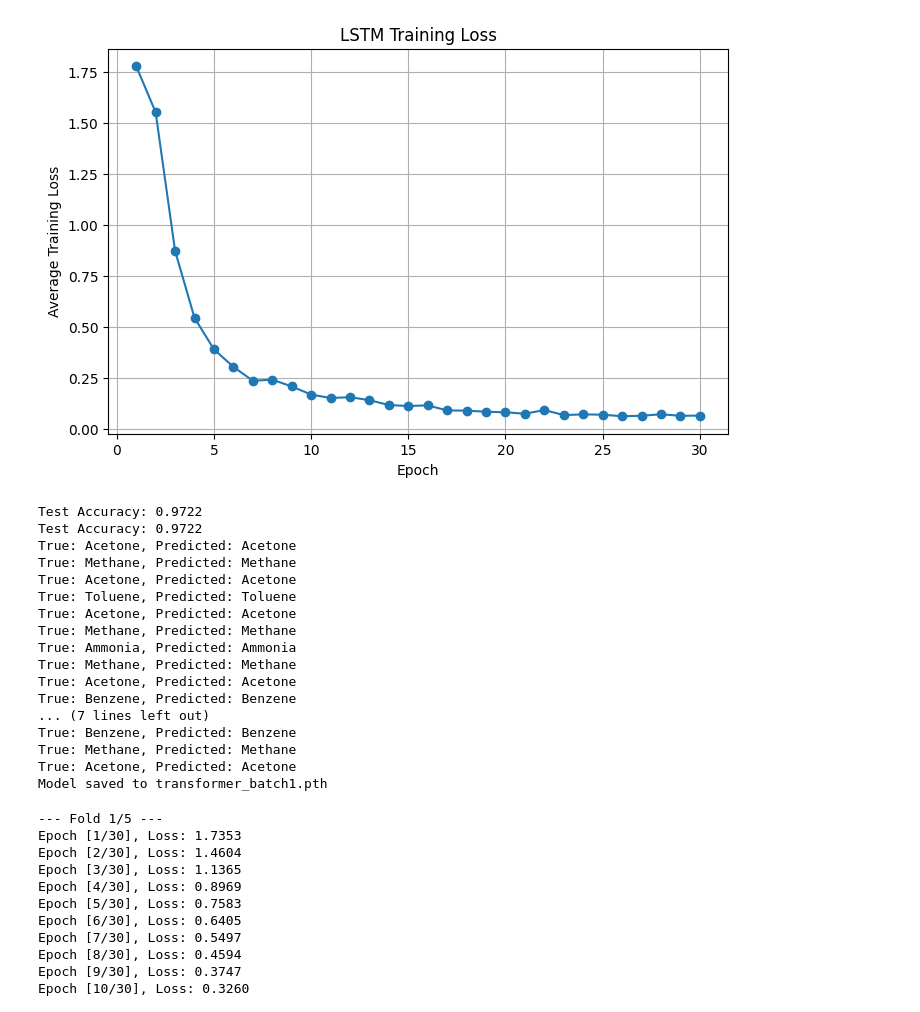
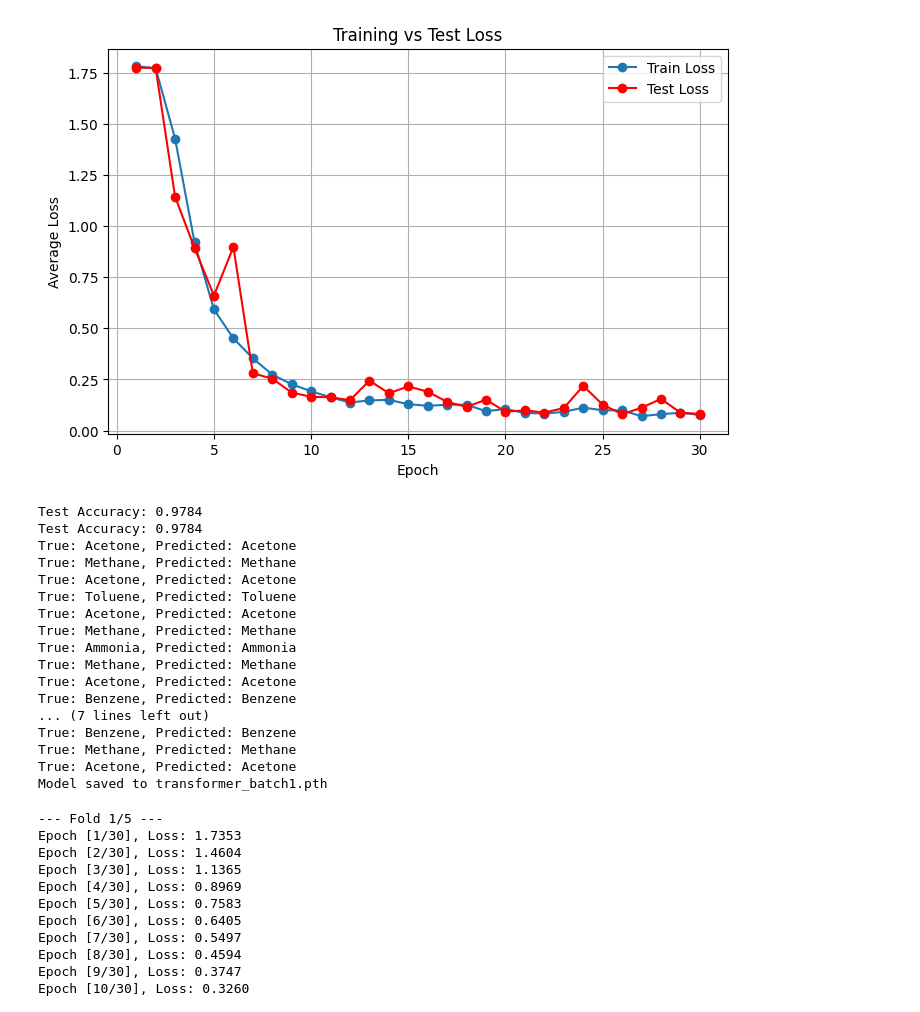
Before and after one commit to VolliBinJackson/gas-sensor-classification, a Jupyter notebook: Transformer.ipynb, the cells around one changed output. Saved outputs shown, nothing was run; the diff lists cells and outputs as text; code cells hidden in the pictures.

Commit message:
Added Test Loss; Good Fitting!

```diff
--- a/Transformer.ipynb
+++ b/Transformer.ipynb
@@ -170,8 +204,7 @@ print("Using device:", device)
 model = TimeSeriesTransformer(input_dim=128, num_classes=6, model_dim=64, n_heads=4, num_layers=2)
 model.to(device)
 
-model.train_model(train_loader, epochs=30)
-
+model.train_model(train_loader, test_loader, epochs=30)
 model.evaluate(test_loader)
 
 
@@ -223,6 +256,6 @@ Epoch [30/30], Loss: 0.0647
-[figure, old version]
+[figure, new version]
-Test Accuracy: 0.9722
-Test Accuracy: 0.9722
+Test Accuracy: 0.9784
+Test Accuracy: 0.9784
 True: Acetone, Predicted: Acetone
 True: Methane, Predicted: Methane
 True: Acetone, Predicted: Acetone
```
Also changed, not shown: parts of 3 cells of this notebook.
